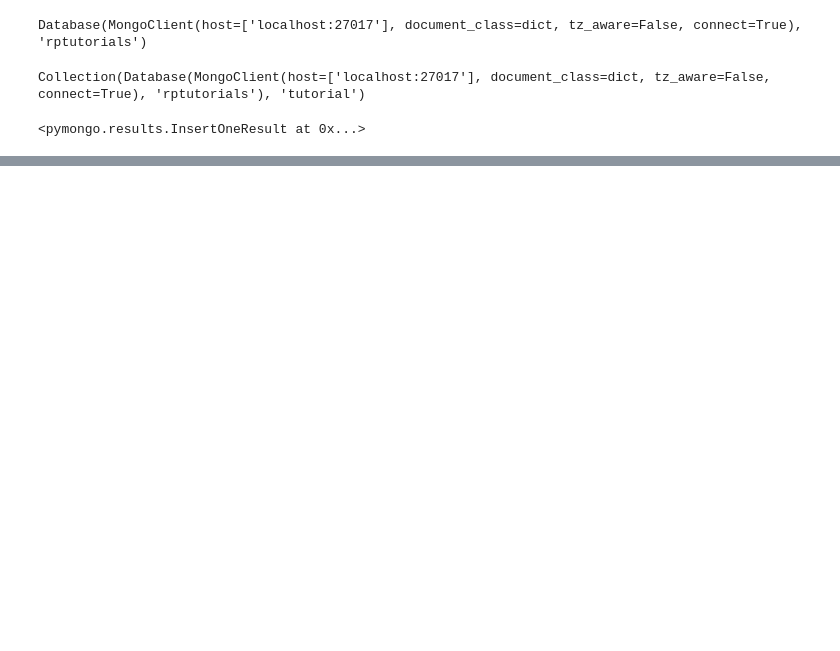
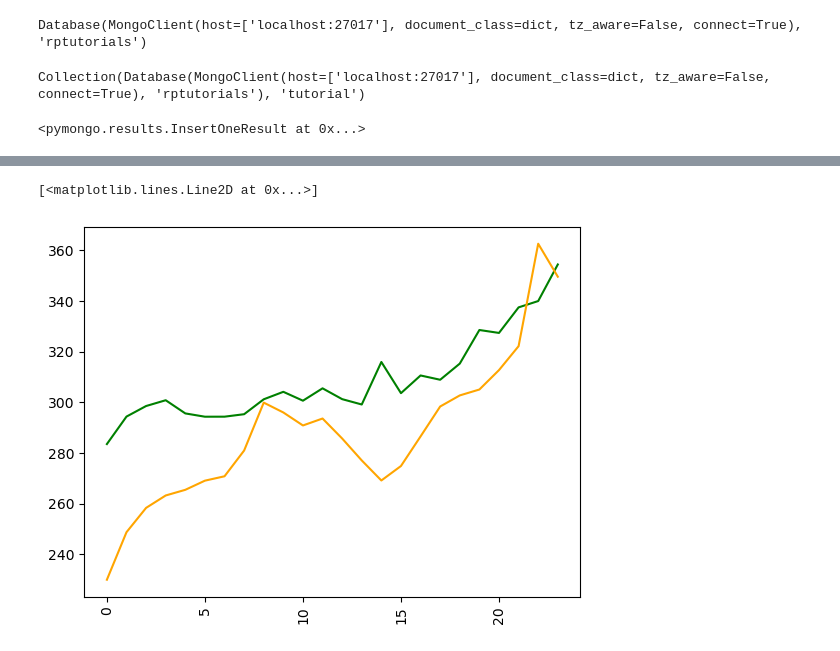
Before and after one commit to ribells/evanbru, a Jupyter notebook: week6/MongoDB_Example_For_Evan.ipynb, the cells around one changed output, grey strips where cells are left out. Drawn from its saved outputs; the diff is of its cells as text; code cells hidden in the pictures; blank space fills up the shorter version.

```diff
--- a/week6/MongoDB_Example_For_Evan.ipynb
+++ b/week6/MongoDB_Example_For_Evan.ipynb
@@ -155,2 +186,29 @@ pprint.pprint(result)
+# %%
+amt = []
+amt2 = []
+
+#get median listing prices on zillow for region 34003
+result = z_data.find({'RegionName': {"$eq": 34003}},
+                     {'RegionName': 1, 'MedianListingPricePerSqft_2Bedroom': 1}).sort('Date')
+
+#take dictionary result and build arrays for plotting
+for doc in result:
+    amt.append(doc['MedianListingPricePerSqft_2Bedroom'])
+
+#get median listing price on zillow for region 34003
+result2 = z_data.find({'RegionName': {"$eq": 34003}},
+                     {'RegionName': 1, 'MedianListingPricePerSqft_1Bedroom': 1}).sort('Date')
+
+#take dictionary result and build arrays for plotting
+for doc in result2:
+    amt2.append(doc['MedianListingPricePerSqft_1Bedroom'])
+
+plt.xticks(rotation=90)
+
+plt.plot(amt, linestyle = 'solid', color='green')
+plt.plot(amt2, linestyle = 'solid', color='orange')
+# %% [output]
+[<matplotlib.lines.Line2D at 0x...>]
+[figure, added]
 # %%
 client.close()
```
Also changed, not shown: parts of 10 cells of this notebook.
